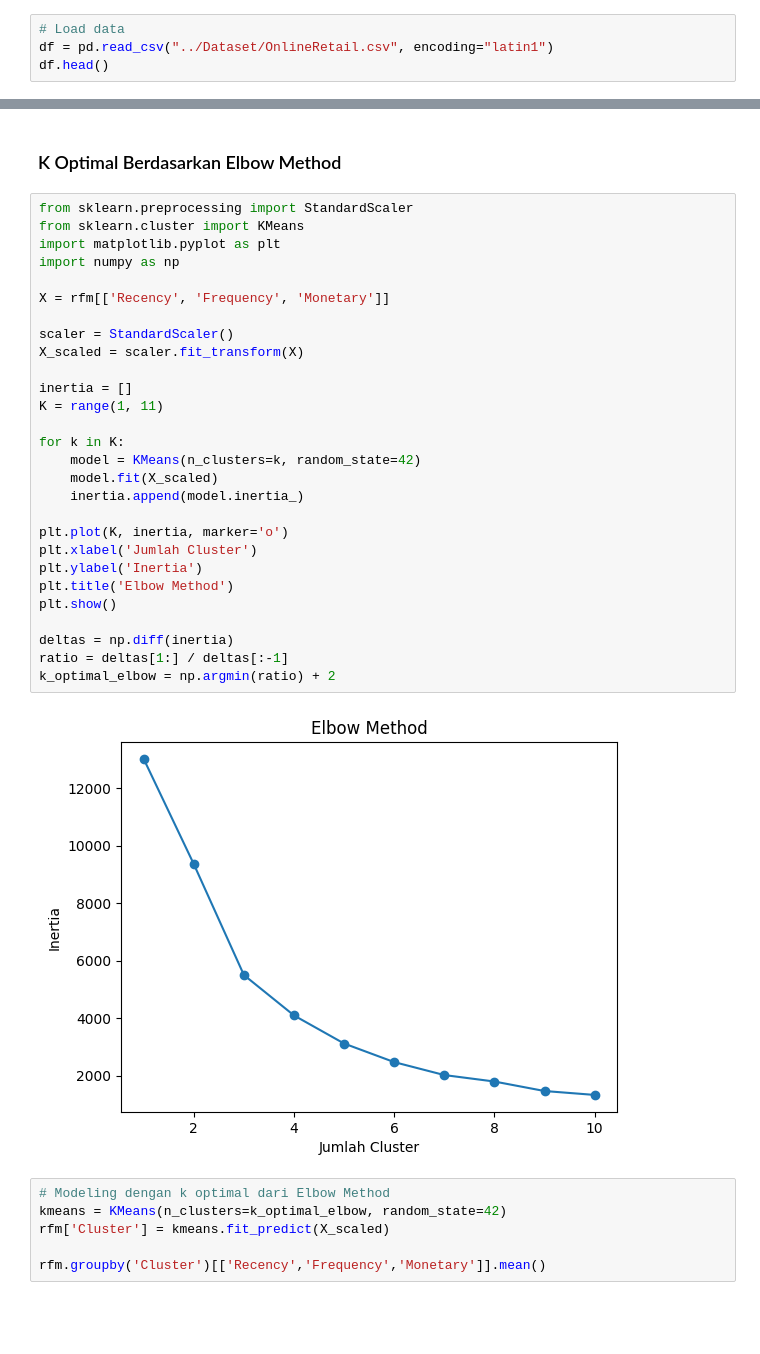
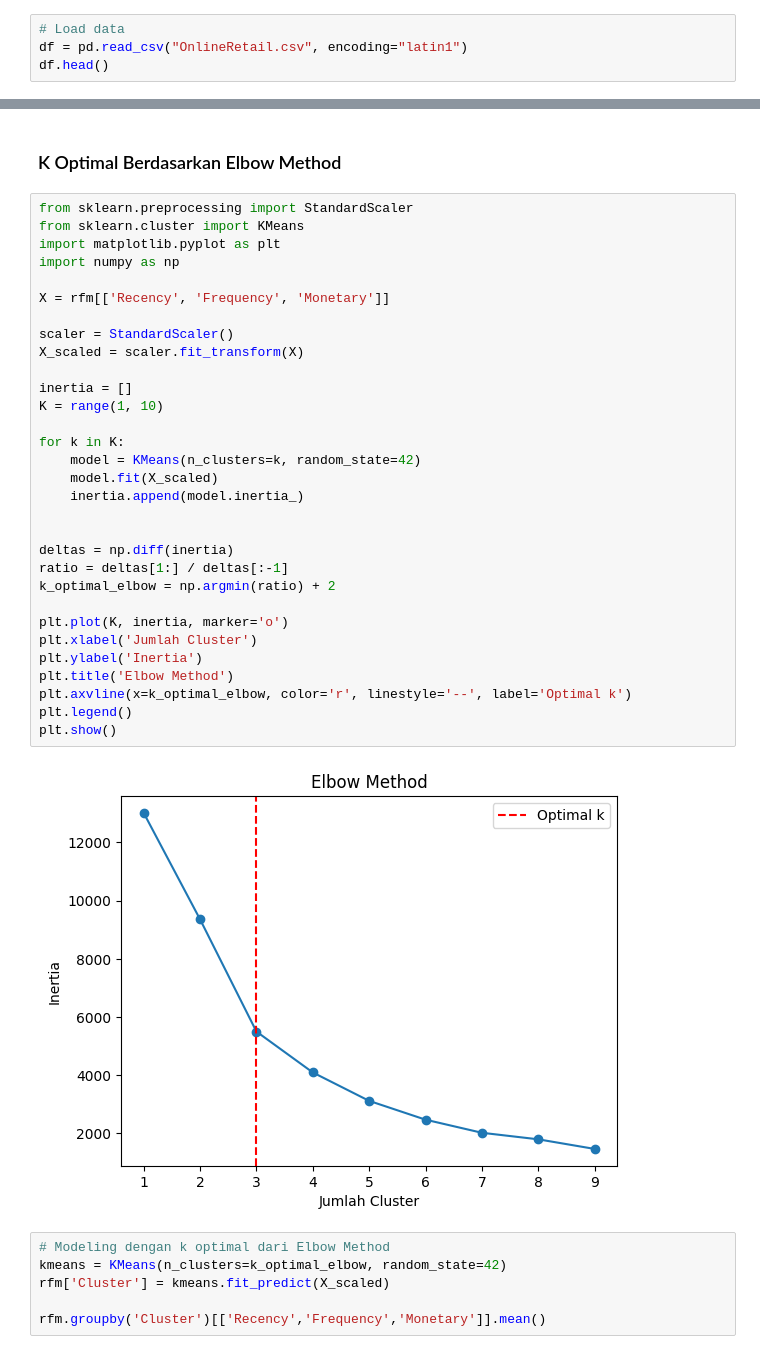
Before and after one commit to isyraffajar/Capstone-Asah, a Jupyter notebook: CustomerSegmentation.ipynb, the cells around one changed output, grey strips where cells are left out. Drawn from its saved outputs; the diff is of its cells as text; blank space fills up the shorter version.

```diff
--- a/CustomerSegmentation.ipynb
+++ b/CustomerSegmentation.ipynb
@@ -3,6 +3,6 @@ import pandas as pd
 import matplotlib.pyplot as plt
 # %%
 # Load data
-df = pd.read_csv("../Dataset/OnlineRetail.csv", encoding="latin1")
+df = pd.read_csv("OnlineRetail.csv", encoding="latin1")
 df.head()
 # %% [output]
@@ -358,33 +363,36 @@ plt.show()
 # %%
 from sklearn.preprocessing import StandardScaler
 from sklearn.cluster import KMeans
 import matplotlib.pyplot as plt
 import numpy as np
 
 X = rfm[['Recency', 'Frequency', 'Monetary']]
 
 scaler = StandardScaler()
 X_scaled = scaler.fit_transform(X)
 
 inertia = []
-K = range(1, 11)
+K = range(1, 10)
 
 for k in K:
     model = KMeans(n_clusters=k, random_state=42)
     model.fit(X_scaled)
     inertia.append(model.inertia_)
 
+
+deltas = np.diff(inertia)
+ratio = deltas[1:] / deltas[:-1]
+k_optimal_elbow = np.argmin(ratio) + 2
+
 plt.plot(K, inertia, marker='o')
 plt.xlabel('Jumlah Cluster')
 plt.ylabel('Inertia')
 plt.title('Elbow Method')
+plt.axvline(x=k_optimal_elbow, color='r', linestyle='--', label='Optimal k')
+plt.legend()
 plt.show()
-
-deltas = np.diff(inertia)
-ratio = deltas[1:] / deltas[:-1]
-k_optimal_elbow = np.argmin(ratio) + 2
 # %% [output]
-[figure, old version]
+[figure, new version]
 # %%
 # Modeling dengan k optimal dari Elbow Method
 kmeans = KMeans(n_clusters=k_optimal_elbow, random_state=42)
```
Also changed, not shown: parts of 4 cells of this notebook.
